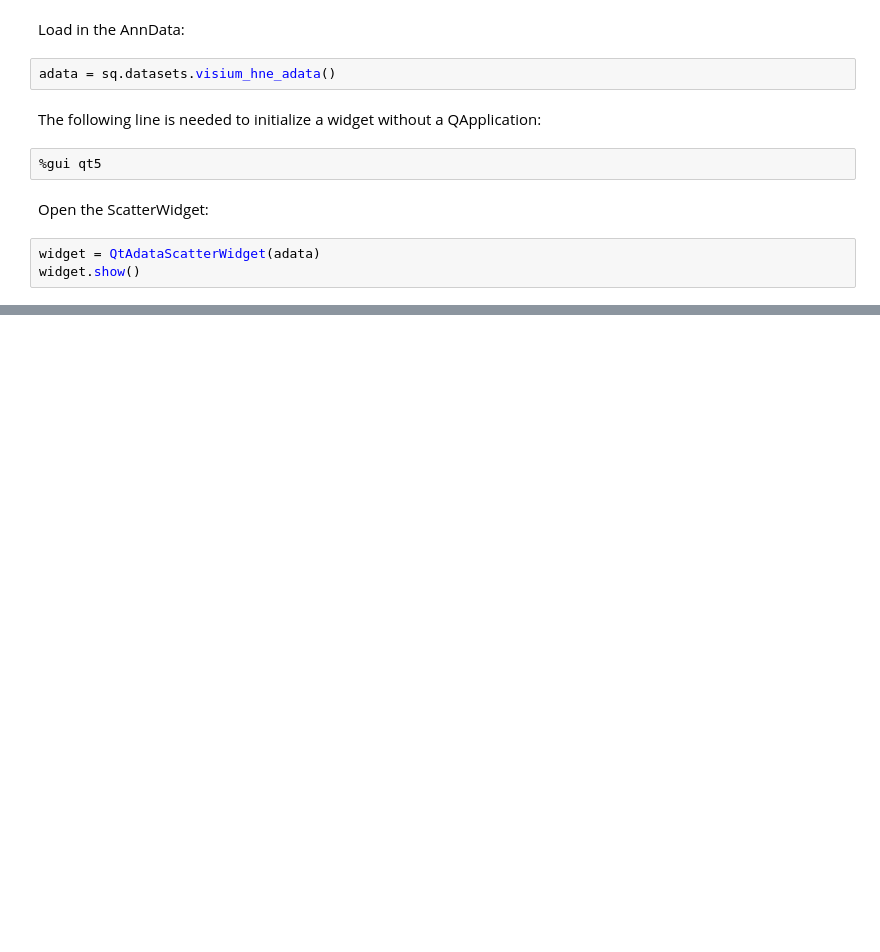
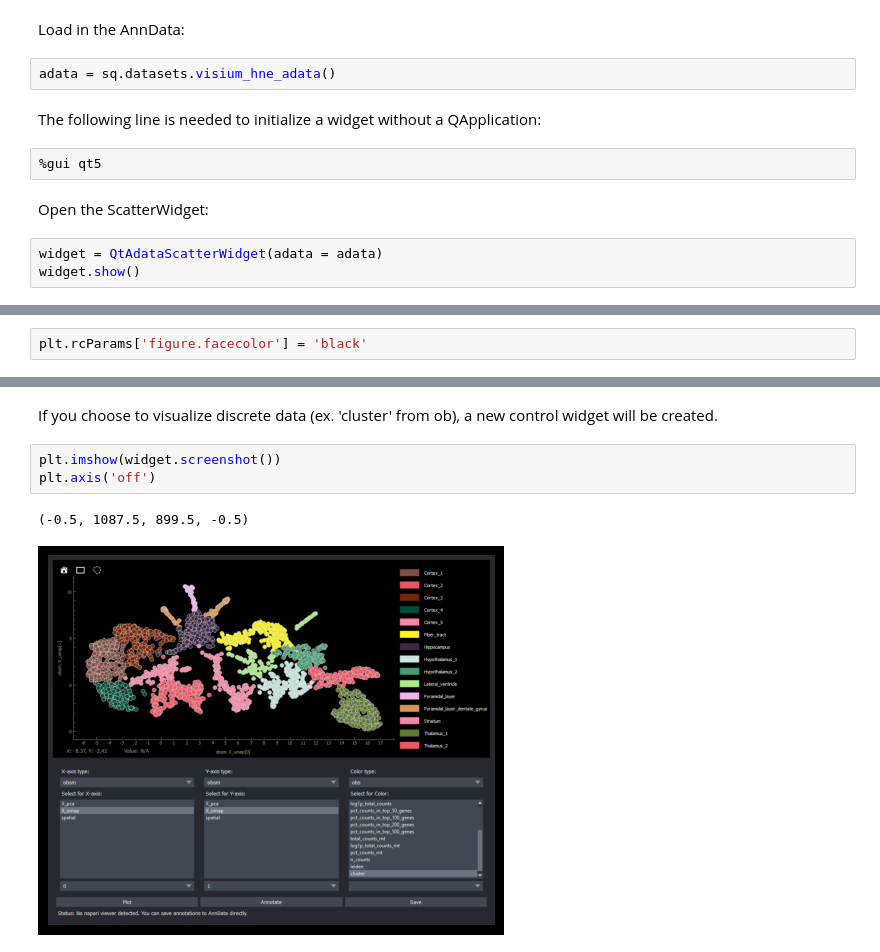
Before and after one commit to scverse/napari-spatialdata, a Jupyter notebook: docs/notebooks/scatterwidget.ipynb, the cells around one changed output, grey strips where cells are left out. Drawn from its saved outputs; the diff is of its cells as text; blank space fills up the shorter version.

```diff
--- a/docs/notebooks/scatterwidget.ipynb
+++ b/docs/notebooks/scatterwidget.ipynb
@@ -30,5 +27,5 @@ The following line is needed to initialize a widget without a QApplication:
 # %% [markdown]
 Open the ScatterWidget:
 # %%
-widget = QtAdataScatterWidget(adata)
+widget = QtAdataScatterWidget(adata = adata)
 widget.show()
@@ -53,3 +32,5 @@ widget.show()
+# %%
+plt.rcParams['figure.facecolor'] = 'black'
 # %%
 plt.imshow(widget.screenshot())
 plt.axis('off')
@@ -69,0 +76,8 @@ plt.axis('off')
+# %% [markdown]
+If you choose to visualize discrete data (ex. 'cluster' from ob), a new control widget will be created.
+# %%
+plt.imshow(widget.screenshot())
+plt.axis('off')
+# %% [output]
+(-0.5, 1087.5, 899.5, -0.5)
+[figure, added]
```
Also changed, not shown: parts of 15 cells of this notebook, 1 other file.
